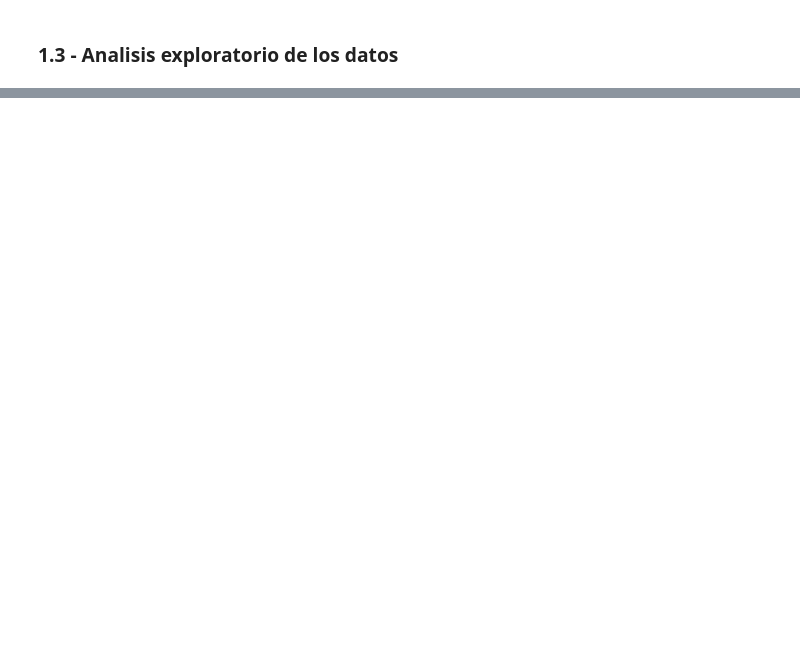
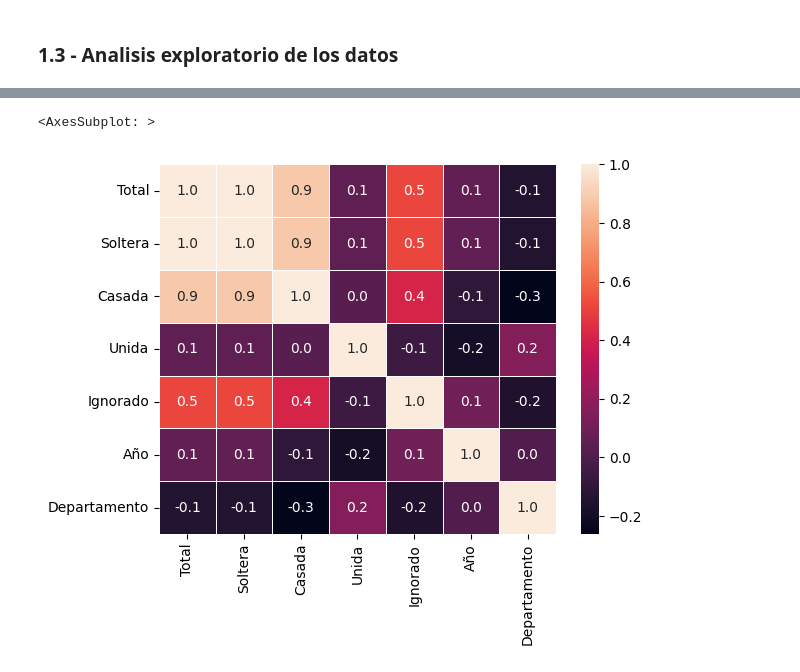
Before and after one commit to aleg001/Proyecto1-MD, a Jupyter notebook: Natalidad.ipynb, the cells around one changed output, grey strips where cells are left out. Cells and saved outputs as stored; diff of their text form; code cells hidden in the pictures; blank space fills up the shorter version.

```diff
--- a/Natalidad.ipynb
+++ b/Natalidad.ipynb
@@ -145,0 +268,7 @@ df_merged.tail(10)
+# %%
+# Ahora se hara un heatmap para observar la correlacion que existe entre las variables del dataset
+correlation = df_merged.corr()
+sns.heatmap(correlation, annot=True, fmt=".1f", linewidth=.5)
+# %% [output]
+<AxesSubplot: >
+[figure, added]
```
Also changed, not shown: parts of 13 cells of this notebook.
